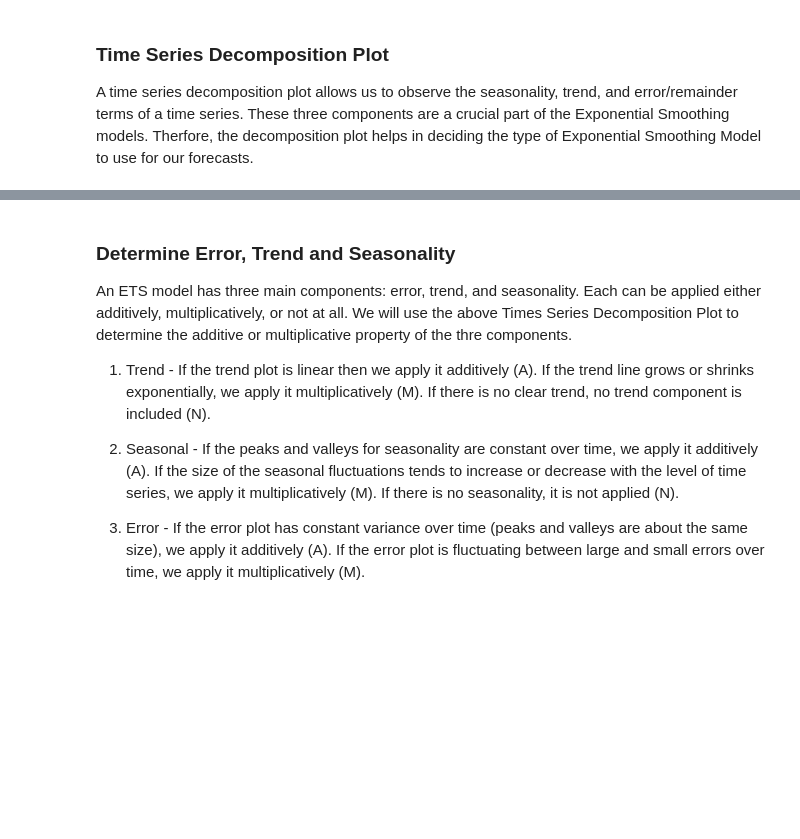
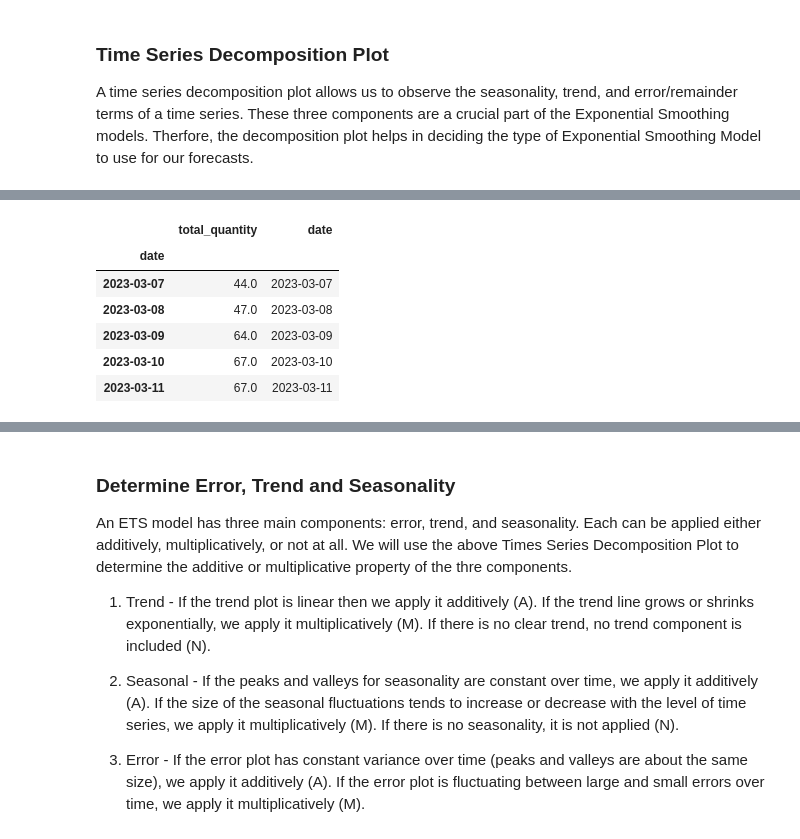
Before and after one commit to PGPradhan/Sales-Forecasting, a Jupyter notebook: Sales_Forcasting_Methods.ipynb, the cells around one changed output, grey strips where cells are left out. Saved outputs shown, nothing was run; the diff lists cells and outputs as text; code cells hidden in the pictures; blank space fills up the shorter version.

```diff
--- a/Sales_Forcasting_Methods.ipynb
+++ b/Sales_Forcasting_Methods.ipynb
@@ -674 +677,13 @@ ts_decomp_df.head()
+# %%
+ts_decomp_df['date'] = pd.to_datetime(ts_decomp_df.index)  # Convert the index back to a datetime column
+filtered_df = ts_decomp_df[ts_decomp_df['date'] >= '2023-03-03']  # Filter for dates starting from '03-03-2023'
+filtered_df.head()
+# %% [output]
+|  | total_quantity | date |
+| date |  |  |
+| 2023-03-07 | 44.0 | 2023-03-07 |
+| 2023-03-08 | 47.0 | 2023-03-08 |
+| 2023-03-09 | 64.0 | 2023-03-09 |
+| 2023-03-10 | 67.0 | 2023-03-10 |
+| 2023-03-11 | 67.0 | 2023-03-11 |
 # %%
```
Also changed, not shown: parts of 8 cells of this notebook.
